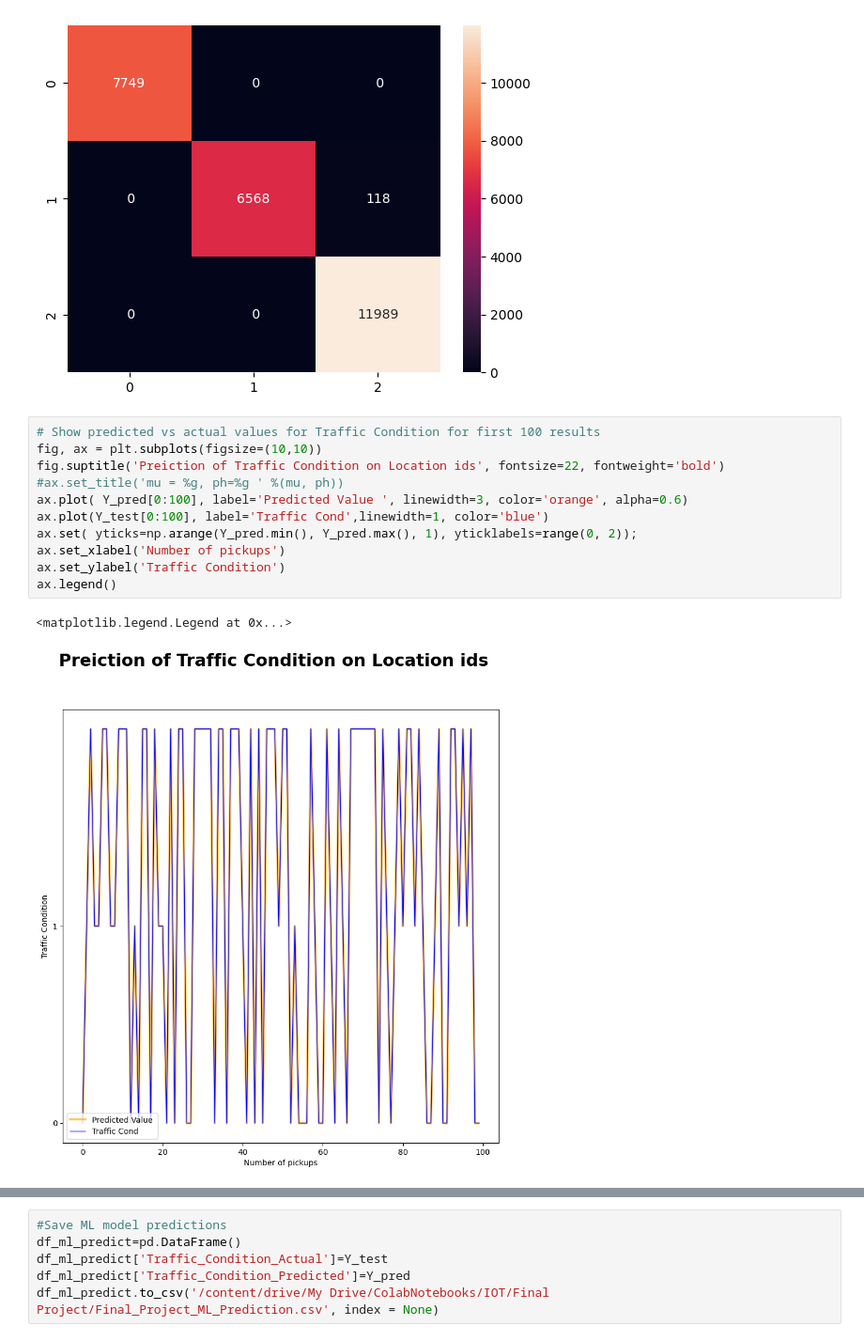
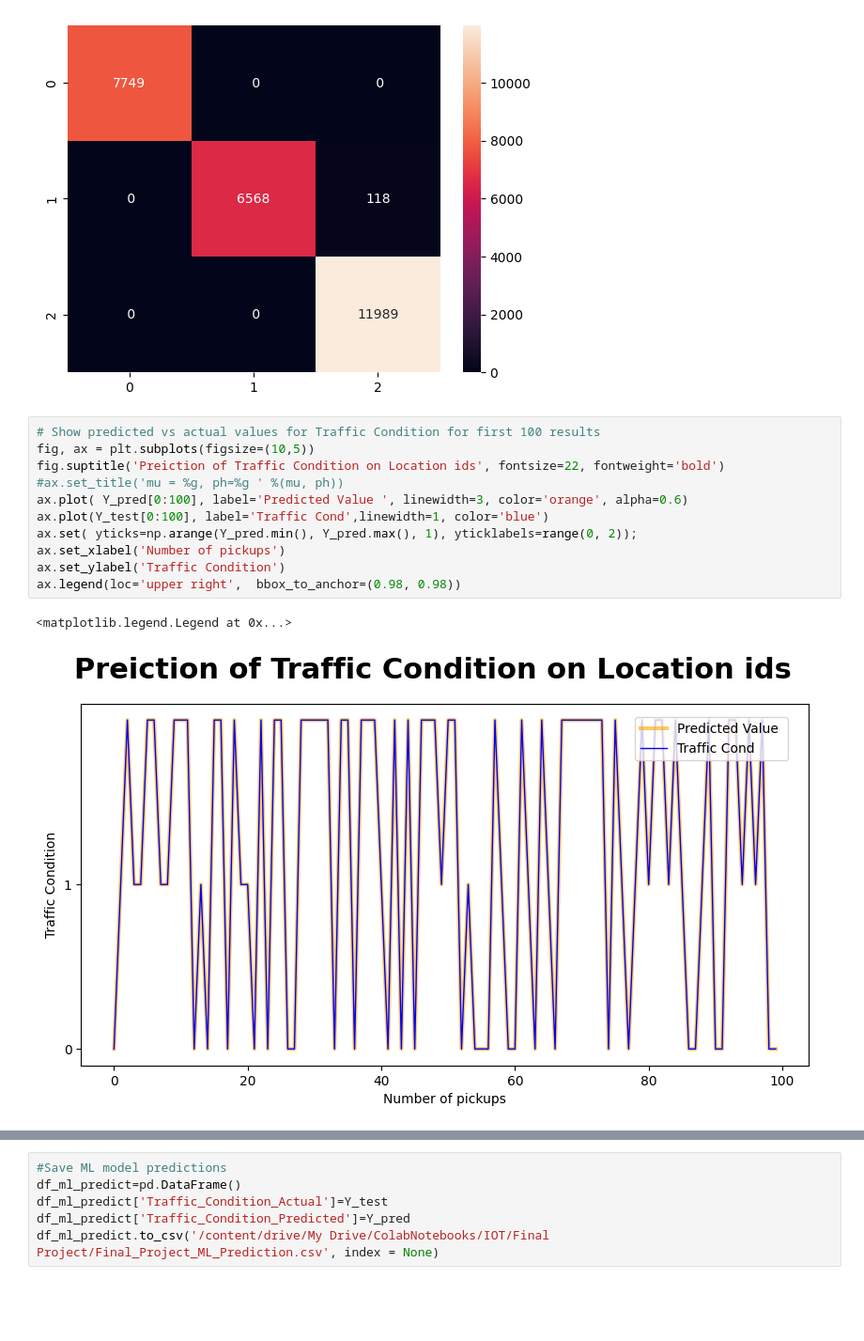
Before and after one commit to JeremyKrick/traffic-trend-predictor, a Jupyter notebook: Final_Project_IOT.ipynb, the cells around one changed output, grey strips where cells are left out. Shown at 94% size. Saved outputs shown, nothing was run; the diff lists cells and outputs as text; blank space fills up the shorter version.

```diff
--- a/Final_Project_IOT.ipynb
+++ b/Final_Project_IOT.ipynb
@@ -378,15 +396,15 @@ sns.heatmap(cm,annot=True,fmt='2.0f')
 [figure]
 # %%
 # Show predicted vs actual values for Traffic Condition for first 100 results
-fig, ax = plt.subplots(figsize=(10,10))
+fig, ax = plt.subplots(figsize=(10,5))
 fig.suptitle('Preiction of Traffic Condition on Location ids', fontsize=22, fontweight='bold')
 #ax.set_title('mu = %g, ph=%g ' %(mu, ph))
 ax.plot( Y_pred[0:100], label='Predicted Value ', linewidth=3, color='orange', alpha=0.6)
 ax.plot(Y_test[0:100], label='Traffic Cond',linewidth=1, color='blue')
 ax.set( yticks=np.arange(Y_pred.min(), Y_pred.max(), 1), yticklabels=range(0, 2));
 ax.set_xlabel('Number of pickups')
 ax.set_ylabel('Traffic Condition')
-ax.legend()
+ax.legend(loc='upper right',  bbox_to_anchor=(0.98, 0.98))
 # %% [output]
 <matplotlib.legend.Legend at 0x...>
-[figure, old version]
+[figure, new version]
```
Also changed, not shown: parts of 14 cells of this notebook.
